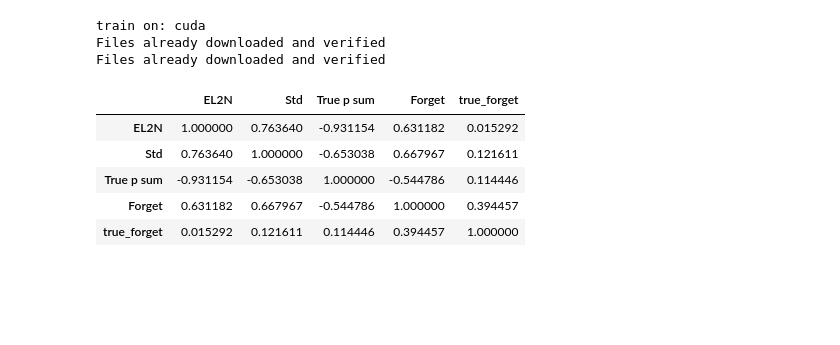
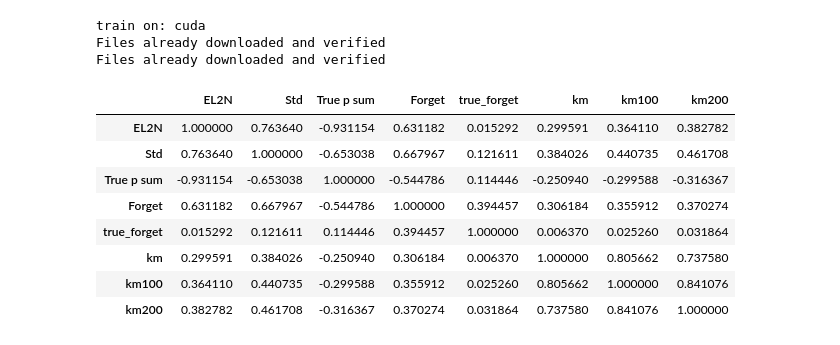
Before and after one commit to bezalelc/Data-pruning, a Jupyter notebook: code/prune_10_70_p_cifar100.ipynb, the cells around one changed output. Cells and saved outputs as stored; diff of their text form; code cells hidden in the pictures; blank space fills up the shorter version.

```diff
--- a/code/prune_10_70_p_cifar100.ipynb
+++ b/code/prune_10_70_p_cifar100.ipynb
@@ -1,6 +1,7 @@
 # %%
 import os
 
+import matplotlib.pyplot as plt
 import numpy as np
 import pandas as pd
 import torch
@@ -8,31 +9,89 @@ from torch import Tensor
 
 from train import ModelManager, DIR_ROOT_SAVE, DIR_ROOT_LOG
 from utils import get_loader, get_cifar100
-import matplotlib.pyplot as plt
 
 # globals
 NUM_CLASSES = 100
 BATCH_SIZE = 25
 NUM_TRAIN = 50000
 NUM_TEST = 10000
 EPOCHS = 60
 
 NOTEBOOK_NAME = 'prune_10_70_p'
 PATH_EL2N = os.path.join(DIR_ROOT_SAVE, 'el2n', 'general.pt')
 PATH_FORGET = os.path.join(DIR_ROOT_SAVE, 'flip_cifar100', 'model', 'other.pt')
 PATH_LOG = os.path.join(DIR_ROOT_LOG, NOTEBOOK_NAME, 'test_acc.pt')
 
 print('train on:', ModelManager.DEVICE)
 
 train_idx = np.arange(NUM_TRAIN, dtype=int)
 test_idx = np.arange(NUM_TEST, dtype=int)
 dataset_train, dataset_test, dataset_train_for_test, dataset_train_raw = get_cifar100()
 loader_train = get_loader(dataset_train, train_idx, BATCH_SIZE, shuffle=True)
 loader_test = get_loader(dataset_test, test_idx, BATCH_SIZE, shuffle=False)
 loader_train_ordered = get_loader(dataset_train_for_test, train_idx, BATCH_SIZE, shuffle=False)
 Y_train = Tensor(dataset_train.targets)[train_idx].type(torch.int64)
 Y_test = Tensor(dataset_test.targets)[test_idx].type(torch.int64)
+
+# get prune scores
+data = torch.load(PATH_EL2N)
+
+ensemble_softmax = data['ensemble_softmax']
+ensemble_pred = data['ensemble_pred']
+ensemble_pred_sum = data['ensemble_pred_sum']
+ensemble_std = data['ensemble_std']
+el2n_scores = data['el2n_scores']
+change_counter = torch.load(PATH_FORGET)['change_counter']
+true_forget = torch.load(PATH_FORGET)['true_forget']
+km = np.load(os.path.join(DIR_ROOT_SAVE, 'swav_cifar100_512', 'km_dist.npy'))
+km100 = np.load(os.path.join(DIR_ROOT_SAVE, 'swav_cifar100_512', 'km_dist_100.npy'))
+km200 = np.load(os.path.join(DIR_ROOT_SAVE, 'swav_cifar100_512', 'km_dist_200.npy'))
+
+# forgetting_model = ModelManager(NUM_CLASSES, 'forgetting', load=True)
+# change_counter = forgetting_model.data_other['change_counter']
+
+# ensemble_softmax = torch.arange(NUM_TRAIN)
+# ensemble_pred = torch.arange(NUM_TRAIN)
+# ensemble_pred_sum = torch.arange(NUM_TRAIN)
+# # ensemble_std =  torch.arange(NUM_TRAIN)
+# el2n_scores = torch.arange(NUM_TRAIN)
+# change_counter = torch.arange(NUM_TRAIN)
+
+idx_sorted_el2n = el2n_scores.sort()[1].numpy()
+idx_sorted_forgetting = change_counter.sort()[1].numpy()
+idx_sorted_std = ensemble_std.sum(dim=1).sort()[1].numpy()
+idx_sorted_pred_sum = ensemble_pred_sum.sort()[1].numpy()[::-1]
+idx_random_prune = np.random.choice(np.arange(NUM_TRAIN), NUM_TRAIN, replace=False)
+idx_true_forget = true_forget.sort()[1].numpy()
+idx_sorted_km = np.argsort(km)
+idx_sorted_km100 = np.argsort(km100)
+idx_sorted_km200 = np.argsort(km200)
+
+idx_sorted = {'random': idx_random_prune, 'el2n': idx_sorted_el2n, 'std': idx_sorted_std,
+              'pred_sum': idx_sorted_pred_sum, 'forget': idx_sorted_forgetting, 'true_forget': idx_true_forget,
+              'km': idx_sorted_km, 'km100': idx_sorted_km100, 'km200': idx_sorted_km200}
+
+data = pd.DataFrame({
+    'EL2N': el2n_scores.numpy(),
+    'Std': ensemble_std.sum(dim=1).numpy(),
+    'True p sum': ensemble_pred_sum.numpy(),  # number of models that right on each example
+    'Forget': change_counter.numpy(),
+    'true_forget': true_forget.numpy(),
+    'km': km,
+    'km100': km100,
+    'km200': km200
+})
+data.corr()
 # %% [output]
 train on: cuda
 Files already downloaded and verified
 Files already downloaded and verified
+|  | EL2N | Std | True p sum | Forget | true_forget | km | km100 | km200 |
+| EL2N | 1.000000 | 0.763640 | -0.931154 | 0.631182 | 0.015292 | 0.299591 | 0.364110 | 0.382782 |
+| Std | 0.763640 | 1.000000 | -0.653038 | 0.667967 | 0.121611 | 0.384026 | 0.440735 | 0.461708 |
+| True p sum | -0.931154 | -0.653038 | 1.000000 | -0.544786 | 0.114446 | -0.250940 | -0.299588 | -0.316367 |
+| Forget | 0.631182 | 0.667967 | -0.544786 | 1.000000 | 0.394457 | 0.306184 | 0.355912 | 0.370274 |
+| true_forget | 0.015292 | 0.121611 | 0.114446 | 0.394457 | 1.000000 | 0.006370 | 0.025260 | 0.031864 |
+| km | 0.299591 | 0.384026 | -0.250940 | 0.306184 | 0.006370 | 1.000000 | 0.805662 | 0.737580 |
+| km100 | 0.364110 | 0.440735 | -0.299588 | 0.355912 | 0.025260 | 0.805662 | 1.000000 | 0.841076 |
+| km200 | 0.382782 | 0.461708 | -0.316367 | 0.370274 | 0.031864 | 0.737580 | 0.841076 | 1.000000 |
@@ -70,17 +98 @@ idx_sorted = {'random': idx_random_prune, 'el2n': idx_sorted_el2n, 'std': idx_so
-# %%
-data = pd.DataFrame({
-    'EL2N': el2n_scores.numpy(),
-    'Std': ensemble_std.sum(dim=1).numpy(),
-    'True p sum': ensemble_pred_sum.numpy(),  # number of models that right on each example
-    'Forget': change_counter.numpy(),
-    'true_forget': true_forget.numpy()
-})
-data.corr()
-# %% [output]
-|  | EL2N | Std | True p sum | Forget | true_forget |
-| EL2N | 1.000000 | 0.763640 | -0.931154 | 0.631182 | 0.015292 |
-| Std | 0.763640 | 1.000000 | -0.653038 | 0.667967 | 0.121611 |
-| True p sum | -0.931154 | -0.653038 | 1.000000 | -0.544786 | 0.114446 |
-| Forget | 0.631182 | 0.667967 | -0.544786 | 1.000000 | 0.394457 |
-| true_forget | 0.015292 | 0.121611 | 0.114446 | 0.394457 | 1.000000 |
 # %%
```
Also changed, not shown: parts of 6 cells of this notebook, 13 other files.
